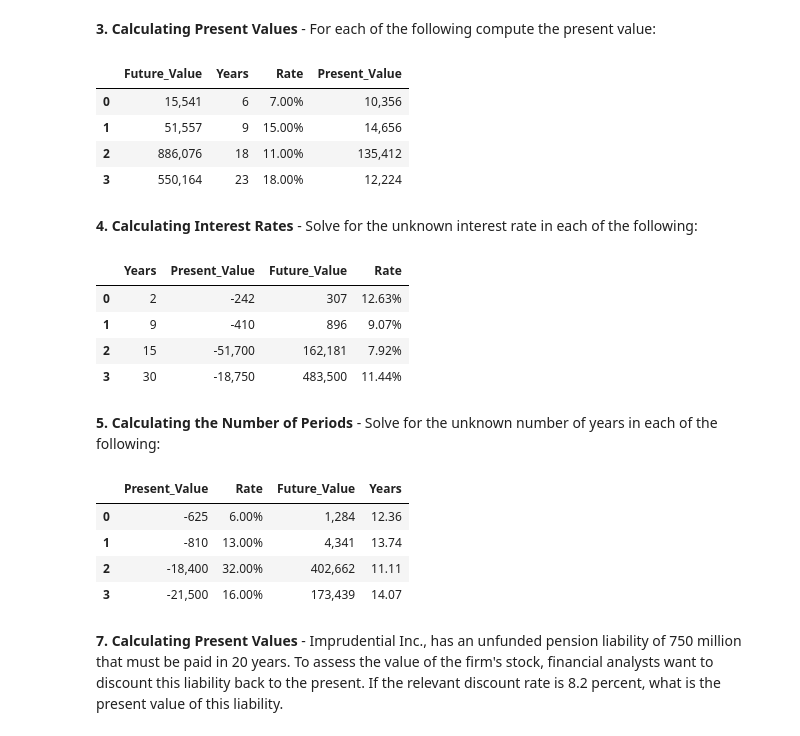
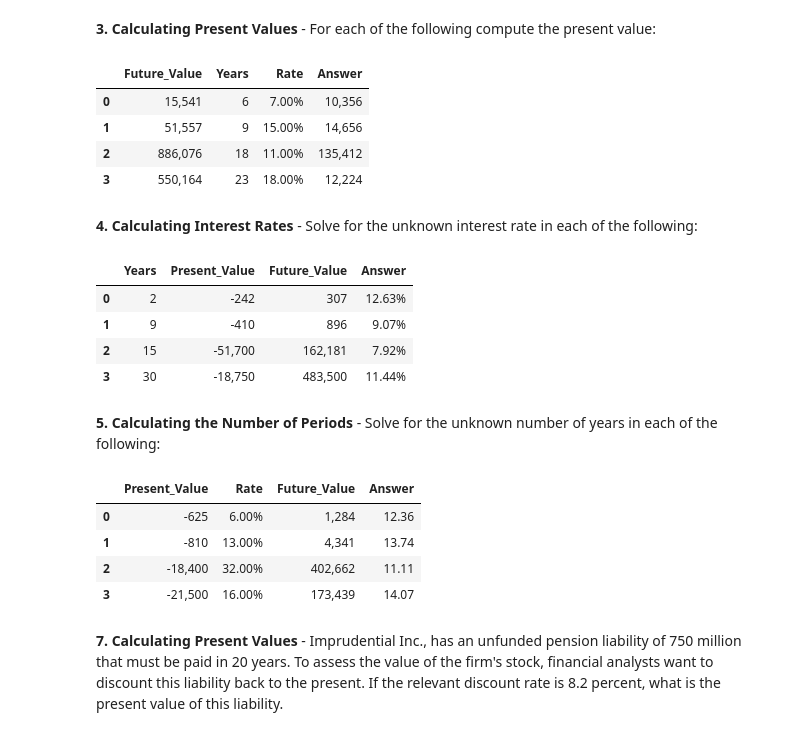
Before and after one commit to ekmartinez/Financial_Management, a Jupyter notebook: Chapter_4_Discounted_Cash_Flows.ipynb, the cells around one changed output. Drawn from its saved outputs; the diff is of its cells as text; code cells hidden in the pictures.

```diff
--- a/Chapter_4_Discounted_Cash_Flows.ipynb
+++ b/Chapter_4_Discounted_Cash_Flows.ipynb
@@ -98,22 +113,22 @@ Years    Rate    Future Value
 # %%
 #Read data
 df = pd.DataFrame([[15541, 6, .07],
                   [51557, 9, .15],
                   [886076, 18, .11],
                    [550164, 23, .18]],
                  columns = ("Future_Value", "Years", "Rate"))
 
 #Apply Present Value function
-df['Present_Value'] = df.apply(lambda row: present_value_amount(row['Future_Value'], row['Rate'], row['Years']), axis=1)
+df['Answer'] = df.apply(lambda row: present_value_amount(row['Future_Value'], row['Rate'], row['Years']), axis=1)
 
 #Format Data Frame Style
 df['Future_Value'] = df['Future_Value'].map('{:,.0f}'.format)
-df['Present_Value'] = df['Present_Value'].map('{:,.0f}'.format)
+df['Answer'] = df['Answer'].map('{:,.0f}'.format)
 df['Rate'] = df['Rate'].map('{:.2%}'.format)
 df = df.style.set_properties(**{'text-align': 'center'})
 df
 # %% [output]
-|  | Future_Value | Years | Rate | Present_Value |
+|  | Future_Value | Years | Rate | Answer |
 | 0 | 15,541 | 6 | 7.00% | 10,356 |
 | 1 | 51,557 | 9 | 15.00% | 14,656 |
 | 2 | 886,076 | 18 | 11.00% | 135,412 |
@@ -137,16 +152,17 @@ df = pd.DataFrame([[2, -242, 307],
                  columns = ("Years", "Present_Value", "Future_Value"))
 
 # Solve for the interest rate
-df["Rate"] = df.apply(lambda row: npf.rate(row["Years"], 0, row["Present_Value"], row["Future_Value"]), axis=1)
+df["Answer"] = df.apply(lambda row: npf.rate(row["Years"], 0, \
+                row["Present_Value"], row["Future_Value"]), axis=1)
 
 #Format Data Frame Style
 df['Future_Value'] = df['Future_Value'].map('{:,.0f}'.format)
 df['Present_Value'] = df['Present_Value'].map('{:,.0f}'.format)
-df['Rate'] = df['Rate'].map('{:.2%}'.format)
+df['Answer'] = df['Answer'].map('{:.2%}'.format)
 df = df.style.set_properties(**{'text-align': 'center'})
 df
 # %% [output]
-|  | Years | Present_Value | Future_Value | Rate |
+|  | Years | Present_Value | Future_Value | Answer |
 | 0 | 2 | -242 | 307 | 12.63% |
 | 1 | 9 | -410 | 896 | 9.07% |
 | 2 | 15 | -51,700 | 162,181 | 7.92% |
@@ -172,17 +188,18 @@ df = pd.DataFrame([[-625, .06, 1284],
                  columns = ("Present_Value", "Rate", "Future_Value"))
 
 #Solve for the years
-df["Years"] = df.apply(lambda row: npf.nper(row["Rate"], 0, row["Present_Value"], row["Future_Value"]), axis=1)
+df["Answer"] = df.apply(lambda row: npf.nper(row["Rate"], 0, \
+                row["Present_Value"], row["Future_Value"]), axis=1)
 
 #Format Data Frame Style
 df['Future_Value'] = df['Future_Value'].map('{:,.0f}'.format)
 df['Present_Value'] = df['Present_Value'].map('{:,.0f}'.format)
-df['Years'] = df['Years'].map('{:,.2f}'.format)
+df['Answer'] = df['Answer'].map('{:,.2f}'.format)
 df['Rate'] = df['Rate'].map('{:.2%}'.format)
 df = df.style.set_properties(**{'text-align': 'center'})
 df
 # %% [output]
-|  | Present_Value | Rate | Future_Value | Years |
+|  | Present_Value | Rate | Future_Value | Answer |
 | 0 | -625 | 6.00% | 1,284 | 12.36 |
 | 1 | -810 | 13.00% | 4,341 | 13.74 |
 | 2 | -18,400 | 32.00% | 402,662 | 11.11 |
```
Also changed, not shown: parts of 10 cells of this notebook, 1 other file.
